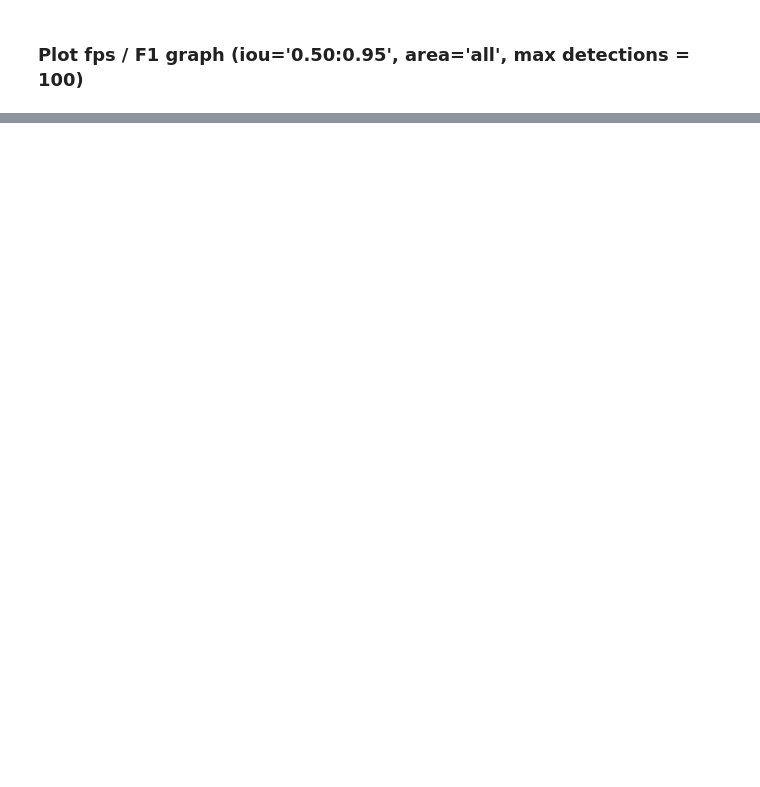
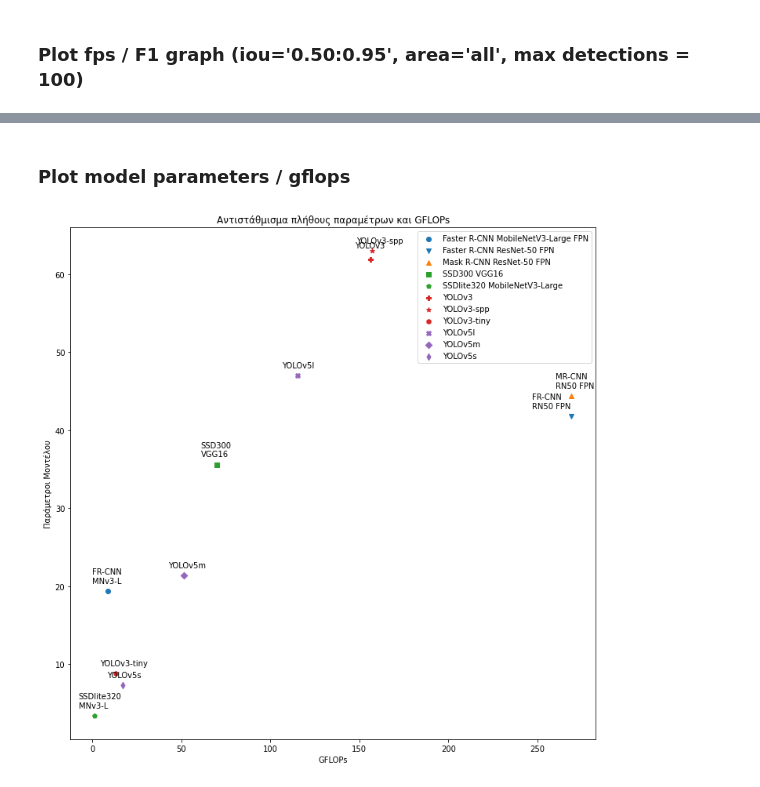
Before and after one commit to joangog/object-detection, a Jupyter notebook: coco2017_analysis.ipynb, the cells around one changed output, grey strips where cells are left out. Saved outputs shown, nothing was run; the diff lists cells and outputs as text; code cells hidden in the pictures; blank space fills up the shorter version.

```diff
--- a/coco2017_analysis.ipynb
+++ b/coco2017_analysis.ipynb
@@ -261,0 +260,29 @@ plt.show()
+# %% [markdown]
+### Plot model parameters / gflops
+# %%
+# Start plotting
+plt.figure(figsize=(12,12))
+
+plt.title('Αντιστάθμισμα πλήθους παραμέτρων και GFLOPs')
+plt.xlabel('GFLOPs')
+plt.ylabel('Παράμετροι Μοντέλου')
+
+for i in range(len(models)):
+  # Point annotation distance tuning
+  xytext = (-20,10)
+  if models[i] == 'Faster R-CNN ResNet-50 FPN':
+    xytext = (-50,10)
+  # elif models[i] == 'Mask R-CNN ResNet-50 FPN':
+  #   xytext = (5,10)
+  elif models[i] == 'YOLOv3':
+    xytext = (-20,15)
+  # Point annotations
+  plt.annotate(tw.fill(models_short[i], width=11), (model_gflops[i], model_params[i]), xytext=xytext, textcoords='offset points')
+  # Scatter plot
+  plt.scatter(model_gflops[i],model_params[i], marker=markers[i],color=colors[i])
+
+plt.legend(models, scatterpoints=1)
+
+plt.show()
+# %% [output]
+[figure, added]
```
Also changed, not shown: parts of 8 cells of this notebook.
